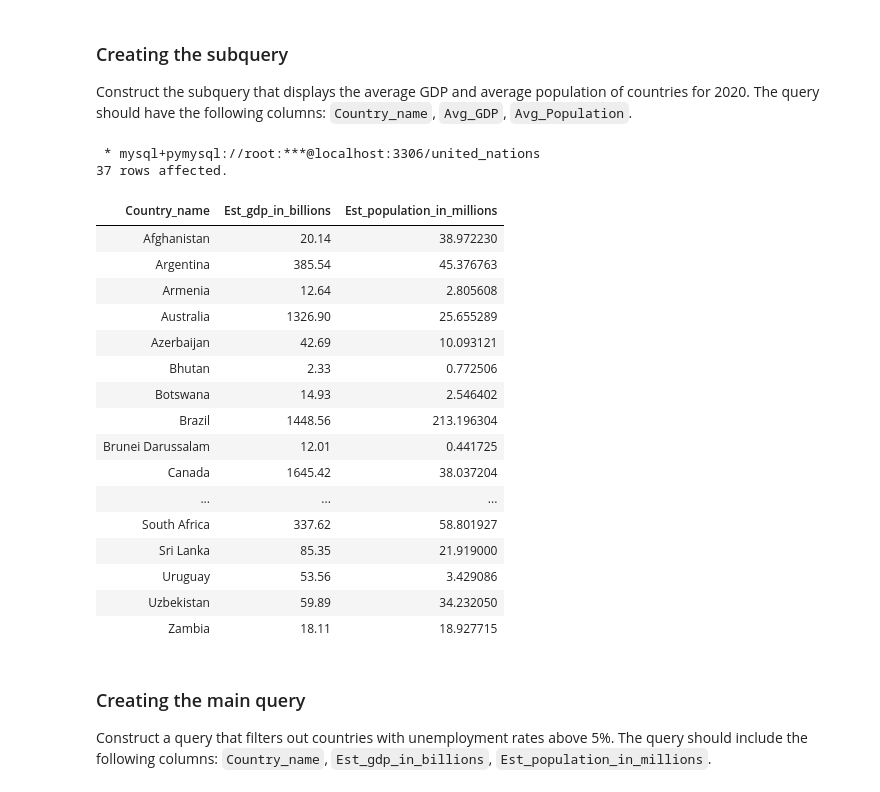
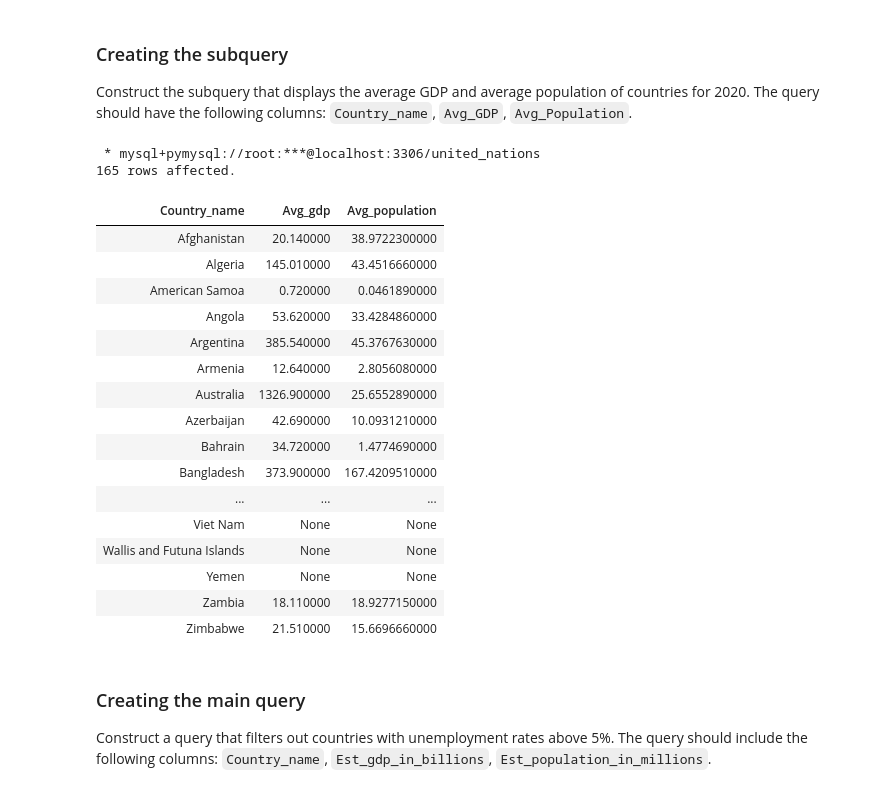
Before and after one commit to RealElvince/Access-to-basic-water-services, a Jupyter notebook: notebooks/Subquery in FROM.ipynb, the cells around one changed output. Saved outputs shown, nothing was run; the diff lists cells and outputs as text; code cells hidden in the pictures.

Commit message:
avg gdp and population

```diff
--- a/notebooks/Subquery in FROM.ipynb
+++ b/notebooks/Subquery in FROM.ipynb
@@ -75,36 +75,36 @@ In this exercise. We will use a subquery to answer the following question: What
 Construct the subquery that displays the average GDP and average population of countries for 2020. The query should have the following columns: `Country_name`, `Avg_GDP`, `Avg_Population`.
 # %%
 %%sql
-
 SELECT
-    Country_name,
-    Est_gdp_in_billions,
-    Est_population_in_millions
+	Country_name,
+    AVG(Est_gdp_in_billions) AS Avg_gdp,
+    AVG(Est_population_in_millions) AS Avg_population
 FROM
-    Economic_Indicators
+	Economic_indicators
 WHERE
-    Pct_unemployment > 5
-    AND Time_period = 2020;
+	Time_period = 2020
+GROUP BY
+	Country_name;
 # %% [output]
  * mysql+pymysql://root:***@localhost:3306/united_nations
-37 rows affected.
+165 rows affected.
-| Country_name | Est_gdp_in_billions | Est_population_in_millions |
-| Afghanistan | 20.14 | 38.972230 |
-| Argentina | 385.54 | 45.376763 |
-| Armenia | 12.64 | 2.805608 |
-| Australia | 1326.90 | 25.655289 |
-| Azerbaijan | 42.69 | 10.093121 |
-| Bhutan | 2.33 | 0.772506 |
-| Botswana | 14.93 | 2.546402 |
-| Brazil | 1448.56 | 213.196304 |
-| Brunei Darussalam | 12.01 | 0.441725 |
-| Canada | 1645.42 | 38.037204 |
+| Country_name | Avg_gdp | Avg_population |
+| Afghanistan | 20.140000 | 38.9722300000 |
+| Algeria | 145.010000 | 43.4516660000 |
+| American Samoa | 0.720000 | 0.0461890000 |
+| Angola | 53.620000 | 33.4284860000 |
+| Argentina | 385.540000 | 45.3767630000 |
+| Armenia | 12.640000 | 2.8056080000 |
+| Australia | 1326.900000 | 25.6552890000 |
+| Azerbaijan | 42.690000 | 10.0931210000 |
+| Bahrain | 34.720000 | 1.4774690000 |
+| Bangladesh | 373.900000 | 167.4209510000 |
 | ... | ... | ... |
-| South Africa | 337.62 | 58.801927 |
-| Sri Lanka | 85.35 | 21.919000 |
-| Uruguay | 53.56 | 3.429086 |
-| Uzbekistan | 59.89 | 34.232050 |
-| Zambia | 18.11 | 18.927715 |
+| Viet Nam | None | None |
+| Wallis and Futuna Islands | None | None |
+| Yemen | None | None |
+| Zambia | 18.110000 | 18.9277150000 |
+| Zimbabwe | 21.510000 | 15.6696660000 |
 # %% [markdown]
 ### Creating the main query
 Construct a query that filters out countries with unemployment rates above 5%. The query should include the following columns: `Country_name`, `Est_gdp_in_billions`,  `Est_population_in_millions`.
```
Also changed, not shown: parts of 1 cell of this notebook.
